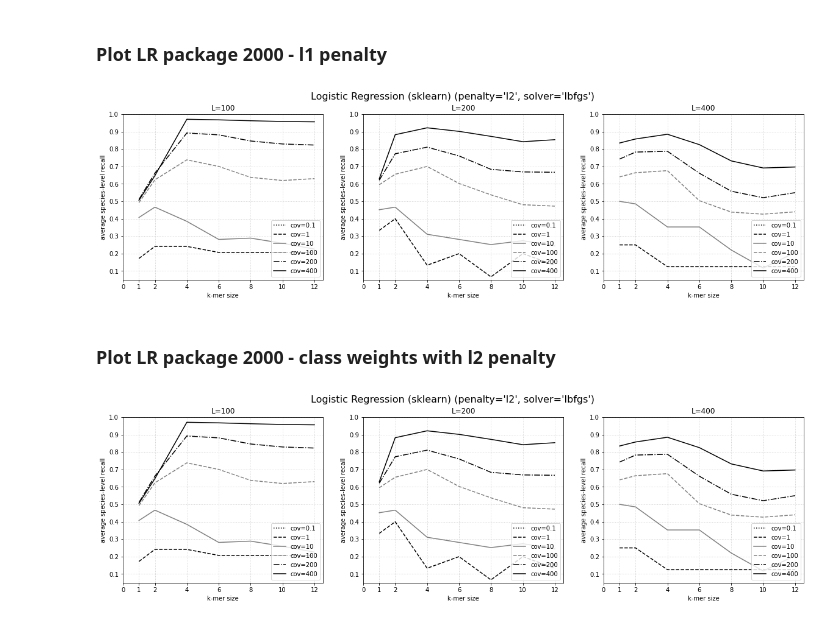
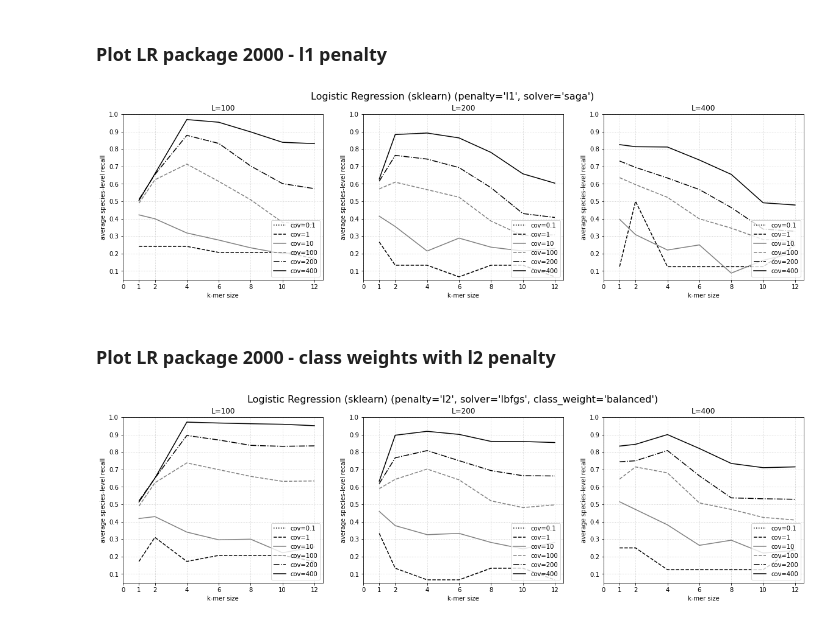
Before and after one commit to ryanquinnnelson/CMU-02620-Metagenomics, a Jupyter notebook: plot_results_rqn_210409.ipynb, the cells around one changed output. Drawn from its saved outputs; the diff is of its cells as text; code cells hidden in the pictures.

Commit message:
Added all plots

```diff
--- a/plot_results_rqn_210409.ipynb
+++ b/plot_results_rqn_210409.ipynb
@@ -120,22 +120,22 @@ plot_graphs(df, title, 0.05, 1, np.linspace(0.1,1,10), 'lower right')
 # %% [markdown]
 ### Plot LR package 2000 - l1 penalty
 # %%
-# filename='data/results/results-2000-lrpackage-l1.csv'
-# droplist = ['experiment','category','classifier','training shape', 'penalty','multiclass','class_weight','score type']
-# df = pd.read_csv(filename).drop(droplist,axis=1)
-# title = "Logistic Regression (sklearn) (penalty='l1', solver='saga')"
+filename='data/results/results-2000-lrpackage-l1.csv'
+droplist = ['experiment','category','classifier','training shape', 'penalty','multi_class','class_weight','score type']
+df = pd.read_csv(filename).drop(droplist,axis=1)
+title = "Logistic Regression (sklearn) (penalty='l1', solver='saga')"
 
-# plot_graphs(df, title, 0.05, 1, np.linspace(0.1,1,10), 'lower right')
+plot_graphs(df, title, 0.05, 1, np.linspace(0.1,1,10), 'lower right')
 # %% [output]
-[figure, old version]
+[figure, new version]
 # %% [markdown]
 ### Plot LR package 2000 - class weights with l2 penalty
 # %%
-# filename='data/results/results-2000-lrpackage-l2-balanced.csv'
-# droplist = ['experiment','category','classifier','training shape', 'penalty','multiclass','class_weight','score type']
-# df = pd.read_csv(filename).drop(droplist,axis=1)
-# title = "Logistic Regression (sklearn) (penalty='l2', solver='lbfgs', class_weight='balanced')"
+filename='data/results/results-2000-lrpackage-l2-balanced.csv'
+droplist = ['experiment','category','classifier','training shape', 'penalty','multi_class','class_weight','score type']
+df = pd.read_csv(filename).drop(droplist,axis=1)
+title = "Logistic Regression (sklearn) (penalty='l2', solver='lbfgs', class_weight='balanced')"
 
-# plot_graphs(df, title, 0.05, 1, np.linspace(0.1,1,10), 'lower right')
+plot_graphs(df, title, 0.05, 1, np.linspace(0.1,1,10), 'lower right')
 # %% [output]
-[figure, old version]
+[figure, new version]
```
Also changed, not shown: parts of 4 cells of this notebook, 9 other files.
